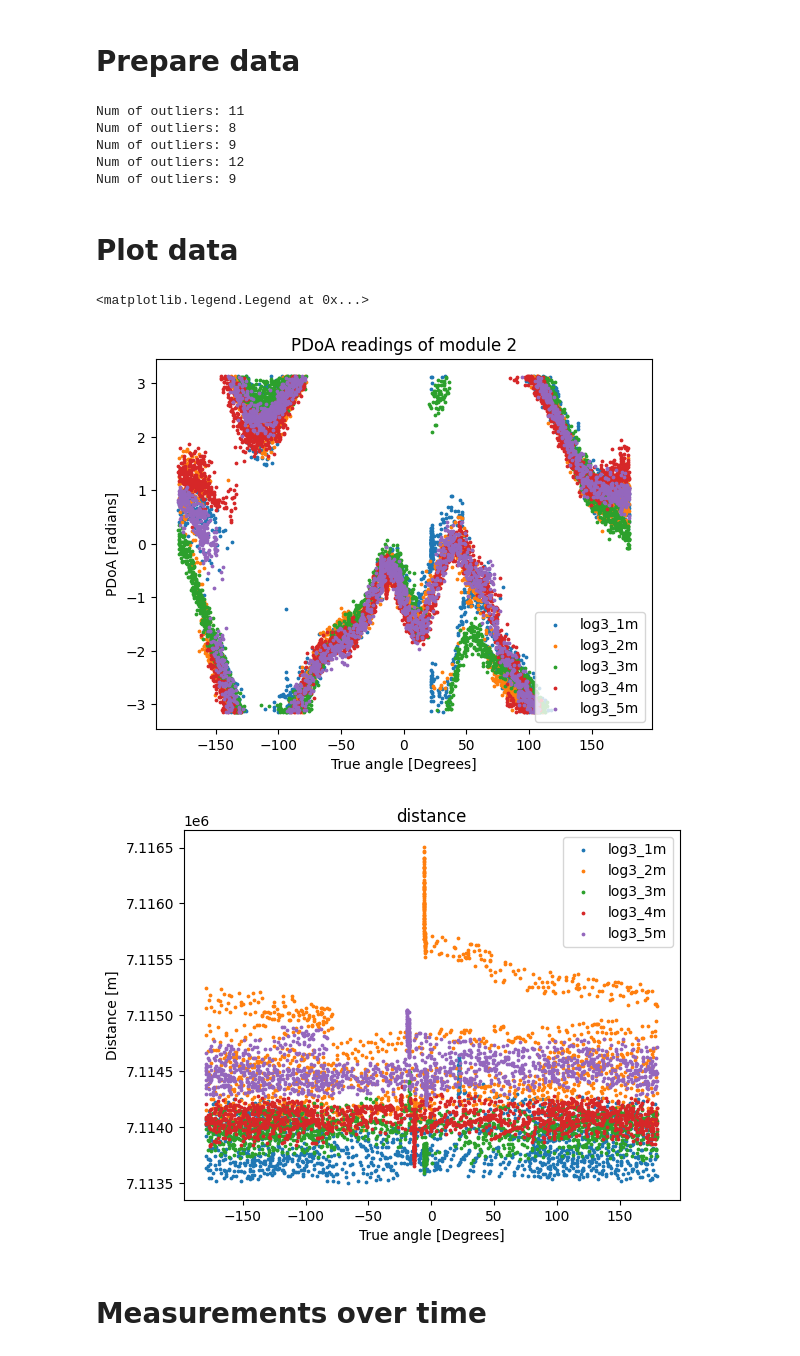
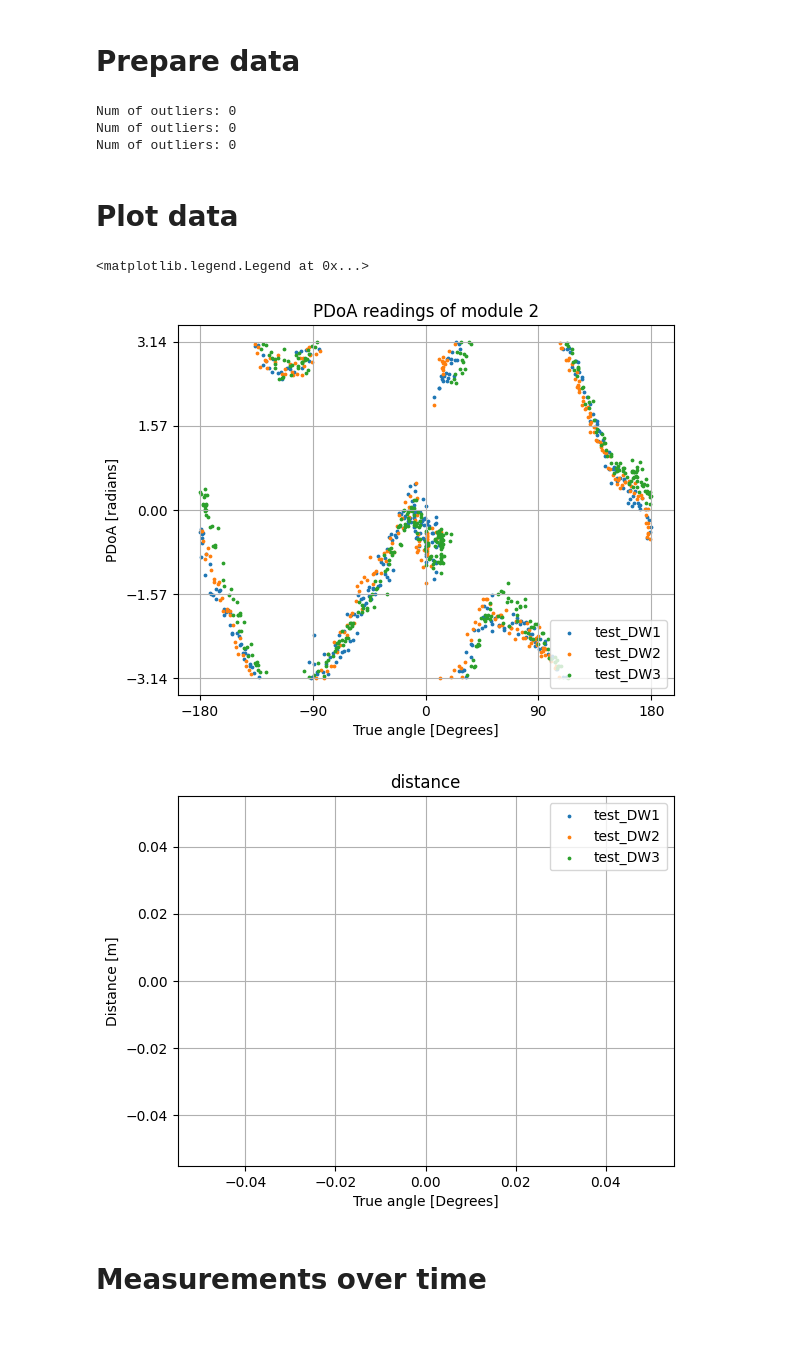
Before and after one commit to MarcusLariJ/UWB_Rasberry, a Jupyter notebook: Data/log_reader.ipynb, the cells around one changed output. Cells and saved outputs as stored; diff of their text form; code cells hidden in the pictures.

```diff
--- a/Data/log_reader.ipynb
+++ b/Data/log_reader.ipynb
@@ -92,7 +101,7 @@ dist_true_r = []
 dist_meas = []
 
 # List of measurements:
-files = ["log3_1m", "log3_2m", "log3_3m", "log3_4m", "log3_5m"]
+files = ["test_DW1", "test_DW2", "test_DW3"]
 log_num = len(files)
 for log in files:
     temp_pdoa, _, temp_rx_r, temp_dist, _, temp_dist_r = import_data(log, True, True)
@@ -101,33 +110,35 @@ for log in files:
     dist_true_r += [temp_dist_r]
     dist_meas += [temp_dist]
 # %% [output]
-Num of outliers: 11
-Num of outliers: 8
-Num of outliers: 9
-Num of outliers: 12
-Num of outliers: 9
+Num of outliers: 0
+Num of outliers: 0
+Num of outliers: 0
 # %% [markdown]
 # Plot data
 # %%
 plt.figure()
 plt.title("PDoA readings of module 2")
 for i in range(log_num):
     plt.scatter(rx_true_r[i], pdoa_data[i], s=3.0)
 plt.xlabel("True angle [Degrees]")
 plt.ylabel("PDoA [radians]")
+plt.xticks([-180, -90, 0, 90, 180])
+plt.yticks([-3.14, -3.14/2, 0, 3.14/2, 3.14])
+plt.grid()
 plt.legend(files, loc='lower right')
 
 plt.figure()
 plt.title("distance")
 for i in range(log_num):
     plt.scatter(dist_true_r[i], dist_meas[i], s=3.0)
 plt.xlabel("True angle [Degrees]")
 plt.ylabel("Distance [m]")
+plt.grid()
 plt.legend(files)
 # %% [output]
 <matplotlib.legend.Legend at 0x...>
-[figure, old version]
+[figure, new version]
-[figure, old version]
+[figure, new version]
 # %% [markdown]
 # Measurements over time
 # %%
```
Also changed, not shown: parts of 3 cells of this notebook, 14 other files.
